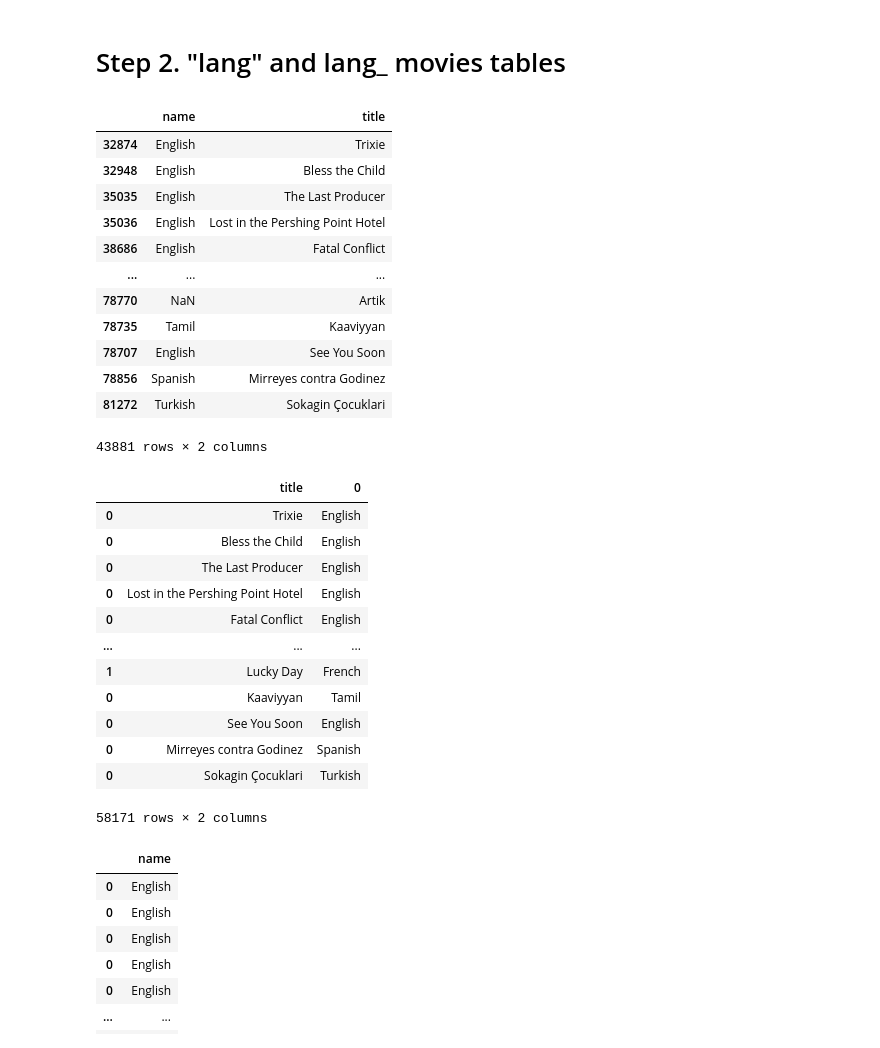
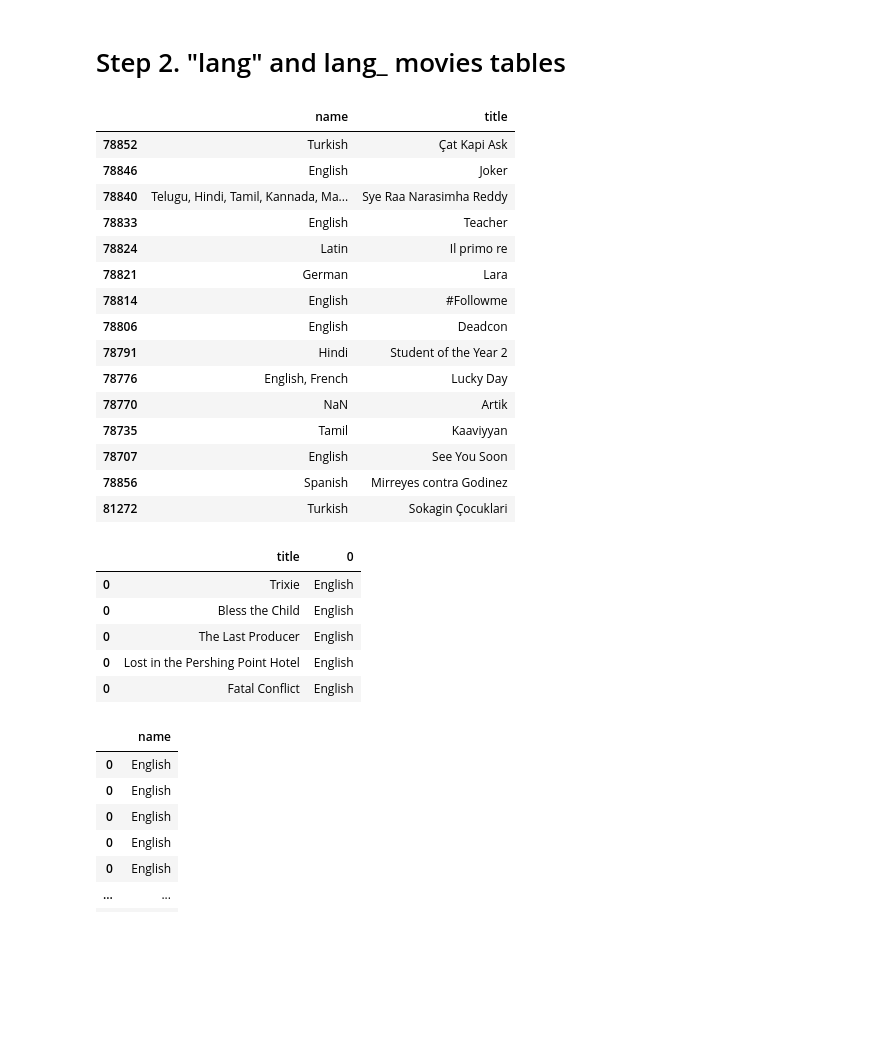
Before and after one commit to eriklockwood/team1_etl_project, a Jupyter notebook: country_language_rating.ipynb, the cells around one changed output. Saved outputs shown, nothing was run; the diff lists cells and outputs as text; code cells hidden in the pictures; blank space fills up the shorter version.

```diff
--- a/country_language_rating.ipynb
+++ b/country_language_rating.ipynb
@@ -35,26 +35,29 @@ movies_filtered.head()
 # %%
 #selecting only language and title column
 language_df = movies_filtered[["language","title"]].copy()
 language_df.rename(columns={"language":"name"}, inplace= True)
-language_df
+language_df.tail(15)
 # %% [output]
 |  | name | title |
-| 32874 | English | Trixie |
-| 32948 | English | Bless the Child |
-| 35035 | English | The Last Producer |
-| 35036 | English | Lost in the Pershing Point Hotel |
-| 38686 | English | Fatal Conflict |
-| ... | ... | ... |
+| 78852 | Turkish | Çat Kapi Ask |
+| 78846 | English | Joker |
+| 78840 | Telugu, Hindi, Tamil, Kannada, Ma... | Sye Raa Narasimha Reddy |
+| 78833 | English | Teacher |
+| 78824 | Latin | Il primo re |
+| 78821 | German | Lara |
+| 78814 | English | #Followme |
+| 78806 | English | Deadcon |
+| 78791 | Hindi | Student of the Year 2 |
+| 78776 | English, French | Lucky Day |
 | 78770 | NaN | Artik |
 | 78735 | Tamil | Kaaviyyan |
 | 78707 | English | See You Soon |
 | 78856 | Spanish | Mirreyes contra Godinez |
 | 81272 | Turkish | Sokagin Çocuklari |
-43881 rows × 2 columns
 # %%
 # normalize laguage names
 language_normalized= language_df.set_index('title').name.str.split(',', expand=True).stack().reset_index('title')
-language_normalized
+language_normalized.head()
 # %% [output]
 |  | title | 0 |
 | 0 | Trixie | English |
@@ -62,13 +65,6 @@ language_normalized
 | 0 | The Last Producer | English |
 | 0 | Lost in the Pershing Point Hotel | English |
 | 0 | Fatal Conflict | English |
-| ... | ... | ... |
-| 1 | Lucky Day | French |
-| 0 | Kaaviyyan | Tamil |
-| 0 | See You Soon | English |
-| 0 | Mirreyes contra Godinez | Spanish |
-| 0 | Sokagin Çocuklari | Turkish |
-58171 rows × 2 columns
 # %%
 # renaming 0 to "name"
 language_renamed= language_normalized.rename(columns={0:"name"}).copy()
```
Also changed, not shown: 2 other files.
